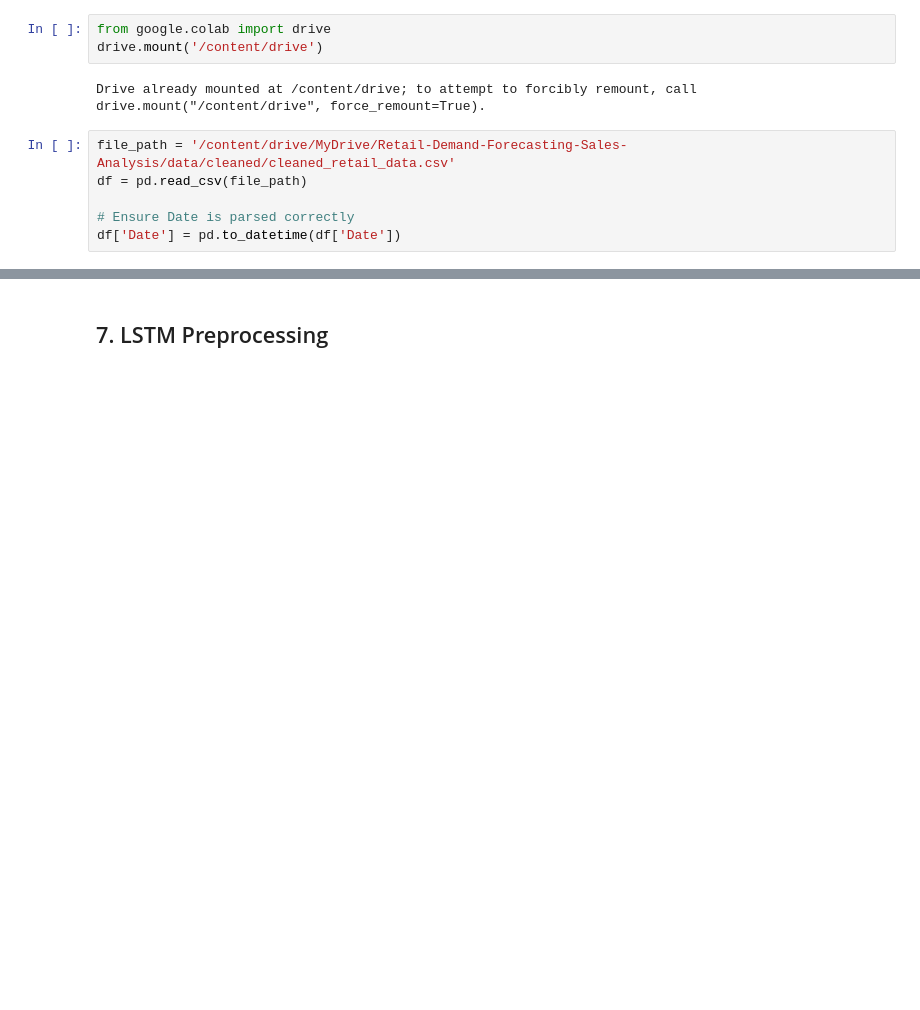
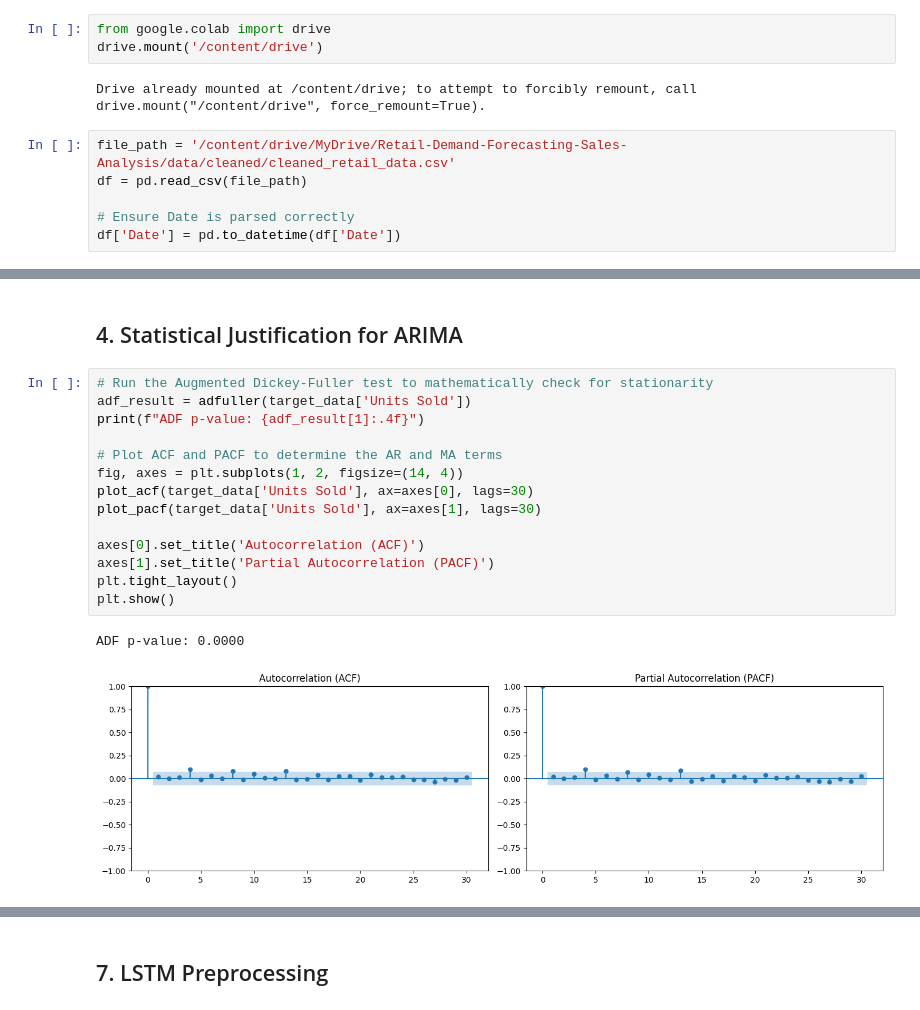
Before and after one commit to lianlianliann/Retail-Demand-Forecasting-Sales-Analysis, a Jupyter notebook: notebooks/02_Forecasting.ipynb, the cells around one changed output, grey strips where cells are left out. Drawn from its saved outputs; the diff is of its cells as text; blank space fills up the shorter version.

```diff
--- a/notebooks/02_Forecasting.ipynb
+++ b/notebooks/02_Forecasting.ipynb
@@ -55,0 +64,19 @@ plt.show()
+# %% [markdown]
+## 4. Statistical Justification for ARIMA
+# %%
+# Run the Augmented Dickey-Fuller test to mathematically check for stationarity
+adf_result = adfuller(target_data['Units Sold'])
+print(f"ADF p-value: {adf_result[1]:.4f}")
+
+# Plot ACF and PACF to determine the AR and MA terms
+fig, axes = plt.subplots(1, 2, figsize=(14, 4))
+plot_acf(target_data['Units Sold'], ax=axes[0], lags=30)
+plot_pacf(target_data['Units Sold'], ax=axes[1], lags=30)
+
+axes[0].set_title('Autocorrelation (ACF)')
+axes[1].set_title('Partial Autocorrelation (PACF)')
+plt.tight_layout()
+plt.show()
+# %% [output]
+ADF p-value: 0.0000
+[figure, added]
```
Also changed, not shown: parts of 24 cells of this notebook.
